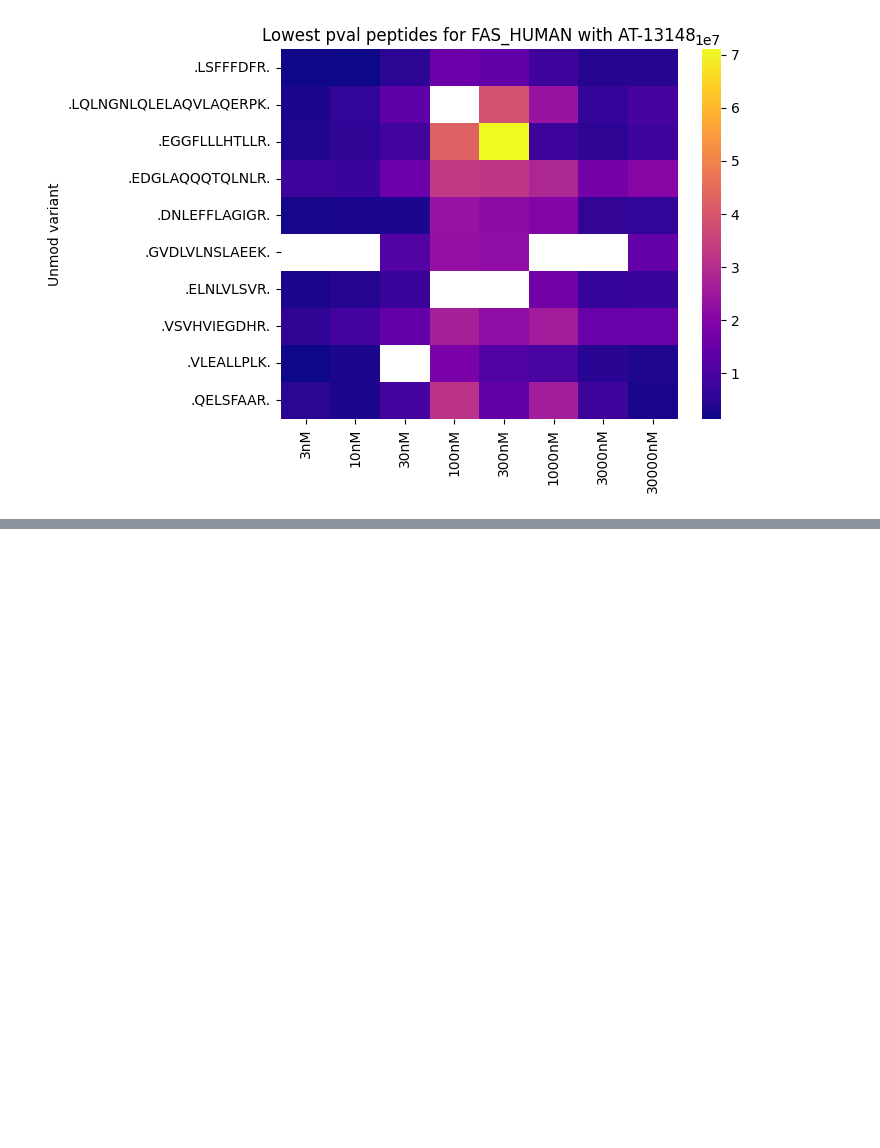
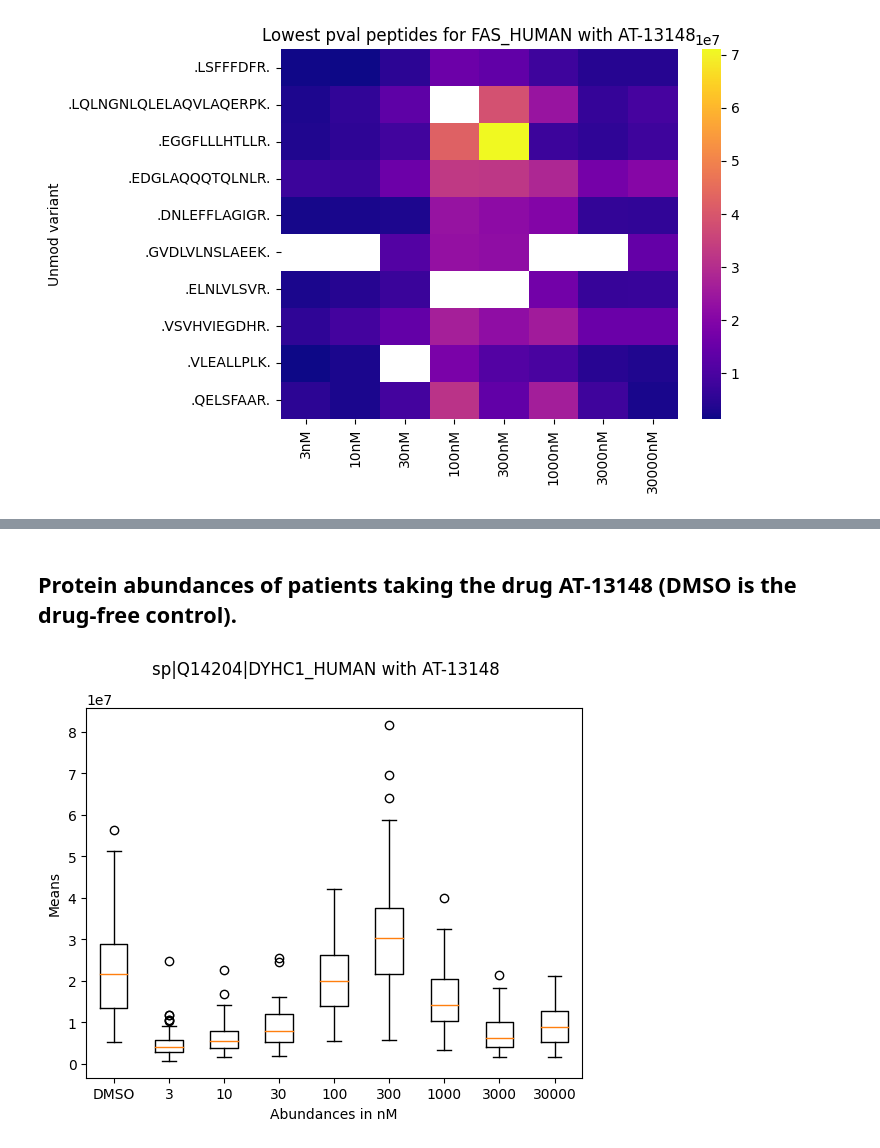
Before and after one commit to amber3536/Drug-evaluation, a Jupyter notebook: Drug_eval.ipynb, the cells around one changed output, grey strips where cells are left out. Drawn from its saved outputs; the diff is of its cells as text; code cells hidden in the pictures; blank space fills up the shorter version.

Commit message:
ANOVA analysis added

```diff
--- a/Drug_eval.ipynb
+++ b/Drug_eval.ipynb
@@ -299,0 +359,15 @@ Text(0.5, 1.0, 'Lowest pval peptides for DYHC1_HUMAN with Alectinib')
+# %%
+def getTopANOVA(df, proteins, drugs):
+    pvals = []
+    for i in proteins: ## look through all protein/drug combos
+        for j in drugs:
+            q = getAbundance(i, j, df)
+            #q = normalize(q)
+            if allNormalVarCheck(q): ## make sure all data is normal with similar variance
+                ## do ANOVA test
+                d = [q[col].dropna() for col in q]
+                #F, P = stats.f_oneway(d[0], d[1], d[2], d[3], d[4], d[5], d[6], d[7])
+                F, P = stats.f_oneway(np.log(d[0]),np.log(d[1]),np.log(d[2]),np.log(d[3]),np.log(d[4]),np.log(d[5]),np.log(d[6]),np.log(d[7]),np.log(d[8]))
+                if P < .05: ## P value < .05 indicates there is difference between groups
+                    pvals.append((P, i, j))
+    return pvals
@@ -299,0 +376,3 @@ Text(0.5, 1.0, 'Lowest pval peptides for DYHC1_HUMAN with Alectinib')
+# %%
+j = getTopANOVA(df_total, proteins, drugs)
+j = sorted(j)
@@ -299,0 +398,3 @@ Text(0.5, 1.0, 'Lowest pval peptides for DYHC1_HUMAN with Alectinib')
+# %%
+q = getAbundance(j[0][1], j[0][2], df_total)
+q.head()
@@ -299,0 +408,14 @@ Text(0.5, 1.0, 'Lowest pval peptides for DYHC1_HUMAN with Alectinib')
+# %%
+d = [q[col].dropna() for col in q]
+# %% [markdown]
+## Protein abundances of patients taking the drug AT-13148 (DMSO is the drug-free control).
+# %%
+fig, ax = plt.subplots(1, 1)
+ax.boxplot([d[8], d[0], d[1], d[2], d[3], d[4], d[5], d[6], d[7]])
+ax.set_xticklabels(['DMSO', '3', '10', '30', '100', '300', '1000', '3000', '30000'])
+ax.set_xlabel("Abundances in nM")
+ax.set_ylabel("Means")
+fig.suptitle('sp|Q14204|DYHC1_HUMAN with AT-13148', fontsize=12)
+plt.show()
+# %% [output]
+[figure, added]
```
Also changed, not shown: parts of 48 cells of this notebook.
